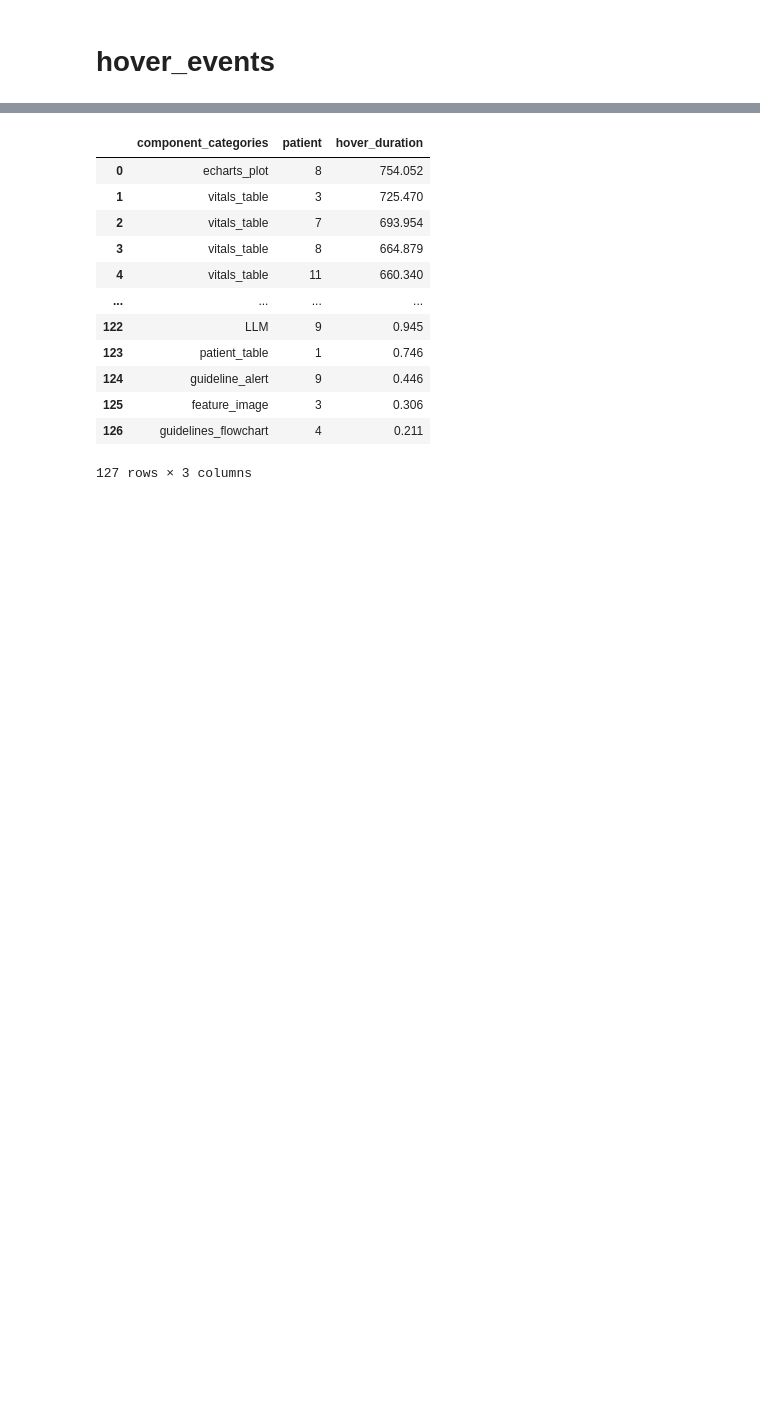
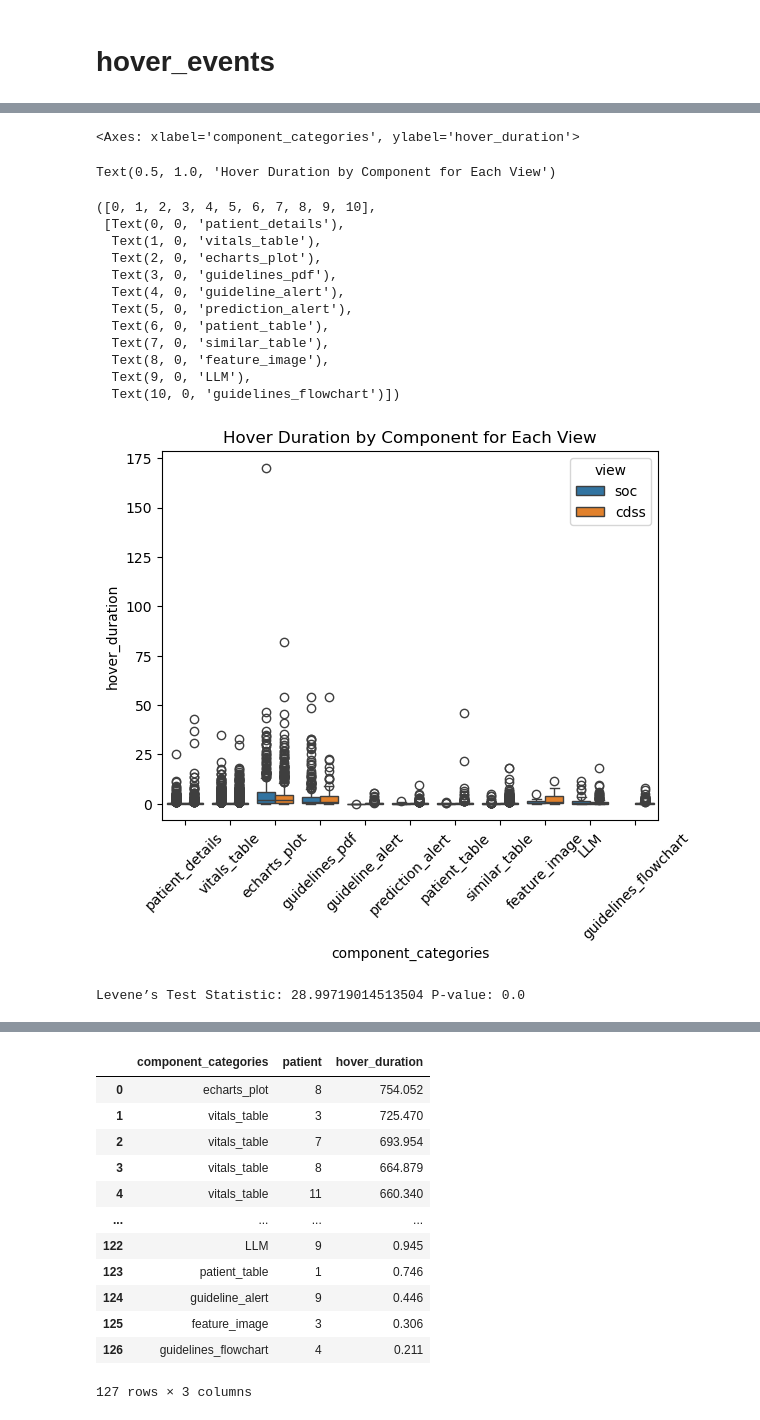
Before and after one commit to WilliamBolton/cdss_demo, a Jupyter notebook: cdss_1/cdss_1/analysis/click_hover_timing_analysis.ipynb, the cells around one changed output, grey strips where cells are left out. Drawn from its saved outputs; the diff is of its cells as text; code cells hidden in the pictures; blank space fills up the shorter version.

```diff
--- a/cdss_1/cdss_1/analysis/click_hover_timing_analysis.ipynb
+++ b/cdss_1/cdss_1/analysis/click_hover_timing_analysis.ipynb
@@ -148,2 +164,37 @@ component_hover_duration
 # %%
 # similar_table most out of all exsplanability
+# %%
+import seaborn as sns
+import matplotlib.pyplot as plt
+
+sns.boxplot(x='component_categories', y='hover_duration', hue='view', data=hover_events)
+plt.title('Hover Duration by Component for Each View')
+plt.xticks(rotation=45)
+plt.show()
+# %% [output]
+<Axes: xlabel='component_categories', ylabel='hover_duration'>
+Text(0.5, 1.0, 'Hover Duration by Component for Each View')
+([0, 1, 2, 3, 4, 5, 6, 7, 8, 9, 10],
+ [Text(0, 0, 'patient_details'),
+  Text(1, 0, 'vitals_table'),
+  Text(2, 0, 'echarts_plot'),
+  Text(3, 0, 'guidelines_pdf'),
+  Text(4, 0, 'guideline_alert'),
+  Text(5, 0, 'prediction_alert'),
+  Text(6, 0, 'patient_table'),
+  Text(7, 0, 'similar_table'),
+  Text(8, 0, 'feature_image'),
+  Text(9, 0, 'LLM'),
+  Text(10, 0, 'guidelines_flowchart')])
+[figure, added]
+# %%
+from scipy.stats import levene
+
+# Get groups data
+grouped_data = [group['hover_duration'].values for name, group in hover_events.groupby(['patient', 'component_categories'])]
+
+# Perform Levene's Test
+stat, p = levene(*grouped_data)
+print('Levene’s Test Statistic:', stat, 'P-value:', p)
+# %% [output]
+Levene’s Test Statistic: 28.99719014513504 P-value: 0.0
```
Also changed, not shown: parts of 29 cells of this notebook, 27 other files.
